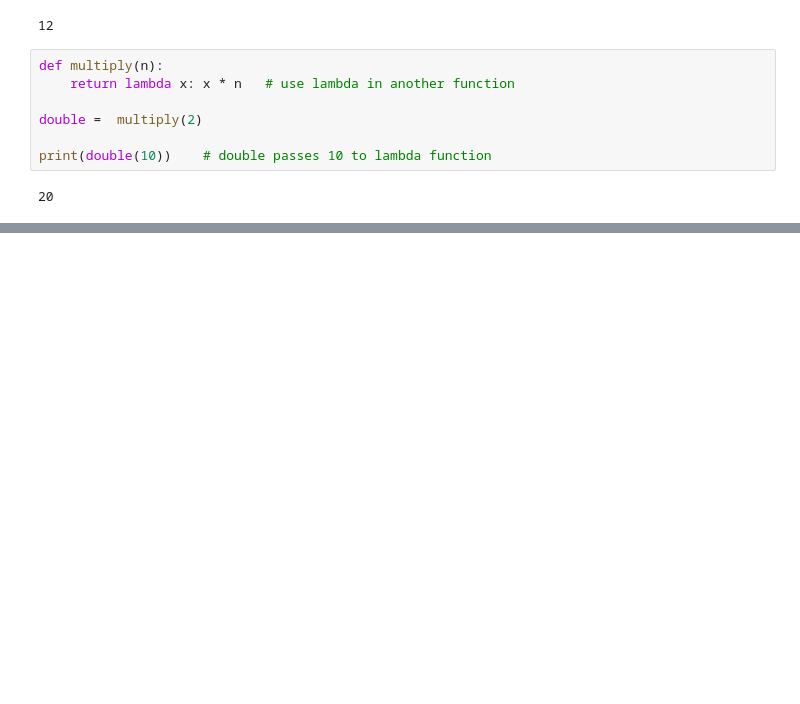
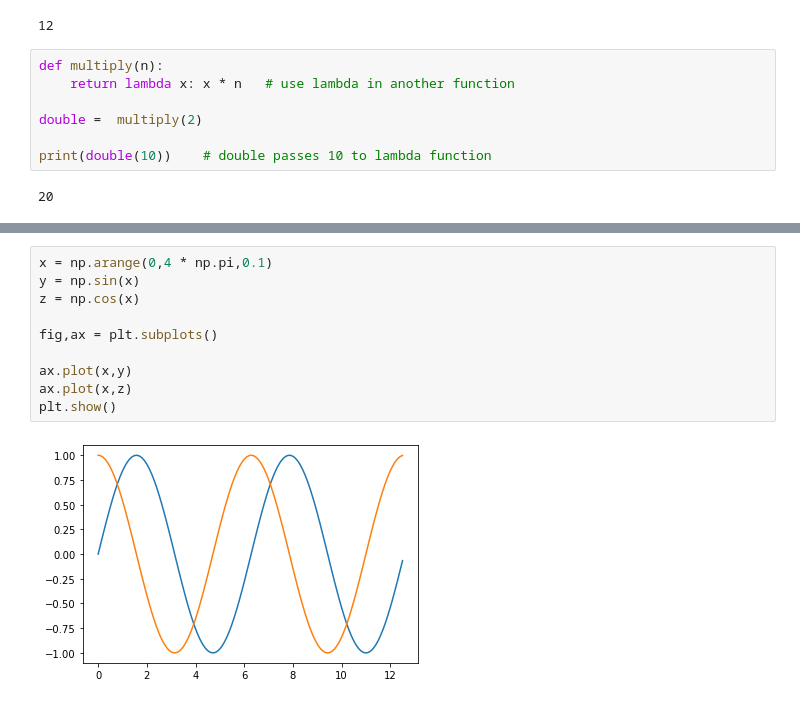
Before and after one commit to pradeepm28/python, a Jupyter notebook: First.ipynb, the cells around one changed output, grey strips where cells are left out. Cells and saved outputs as stored; diff of their text form; blank space fills up the shorter version.

```diff
--- a/First.ipynb
+++ b/First.ipynb
@@ -707,0 +1024,12 @@ print(double(10))    # double passes 10 to lambda function
+# %%
+x = np.arange(0,4 * np.pi,0.1)
+y = np.sin(x)
+z = np.cos(x)
+
+fig,ax = plt.subplots()
+
+ax.plot(x,y)
+ax.plot(x,z)
+plt.show()
+# %% [output]
+[figure, added]
```
Also changed, not shown: parts of 52 cells of this notebook.
